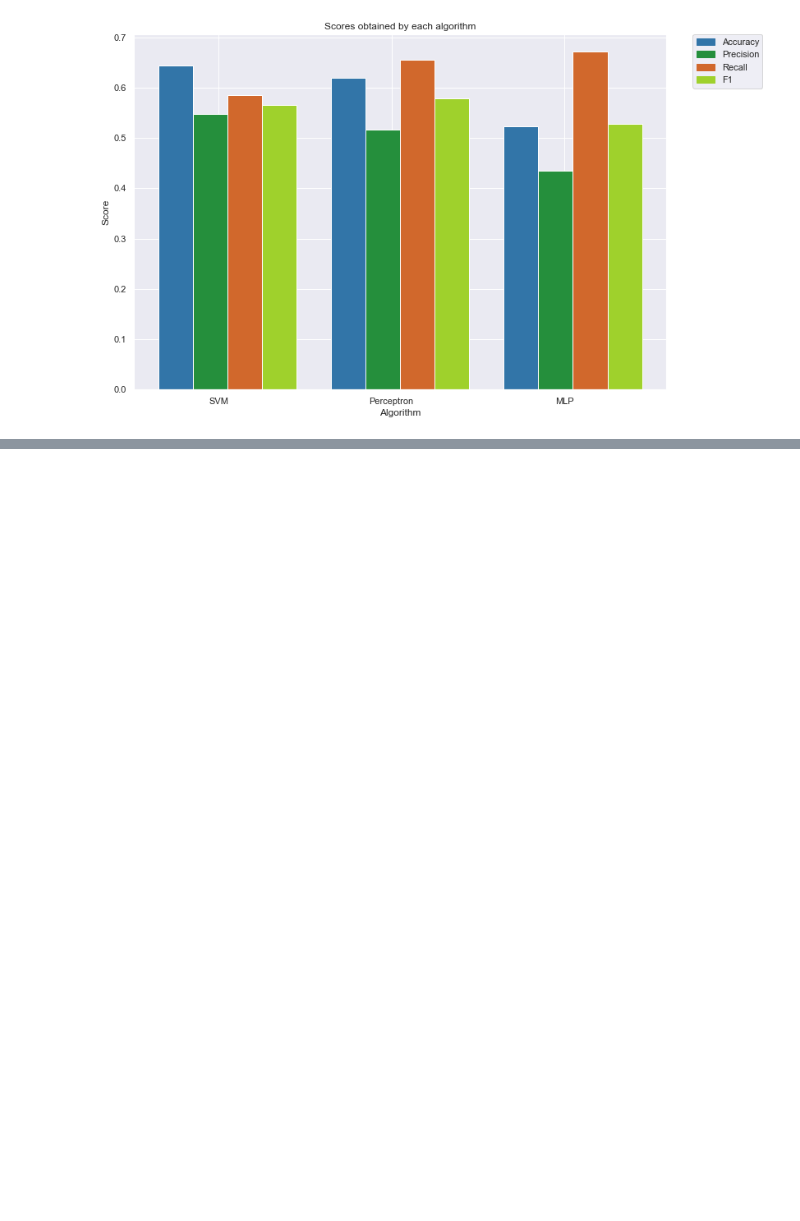
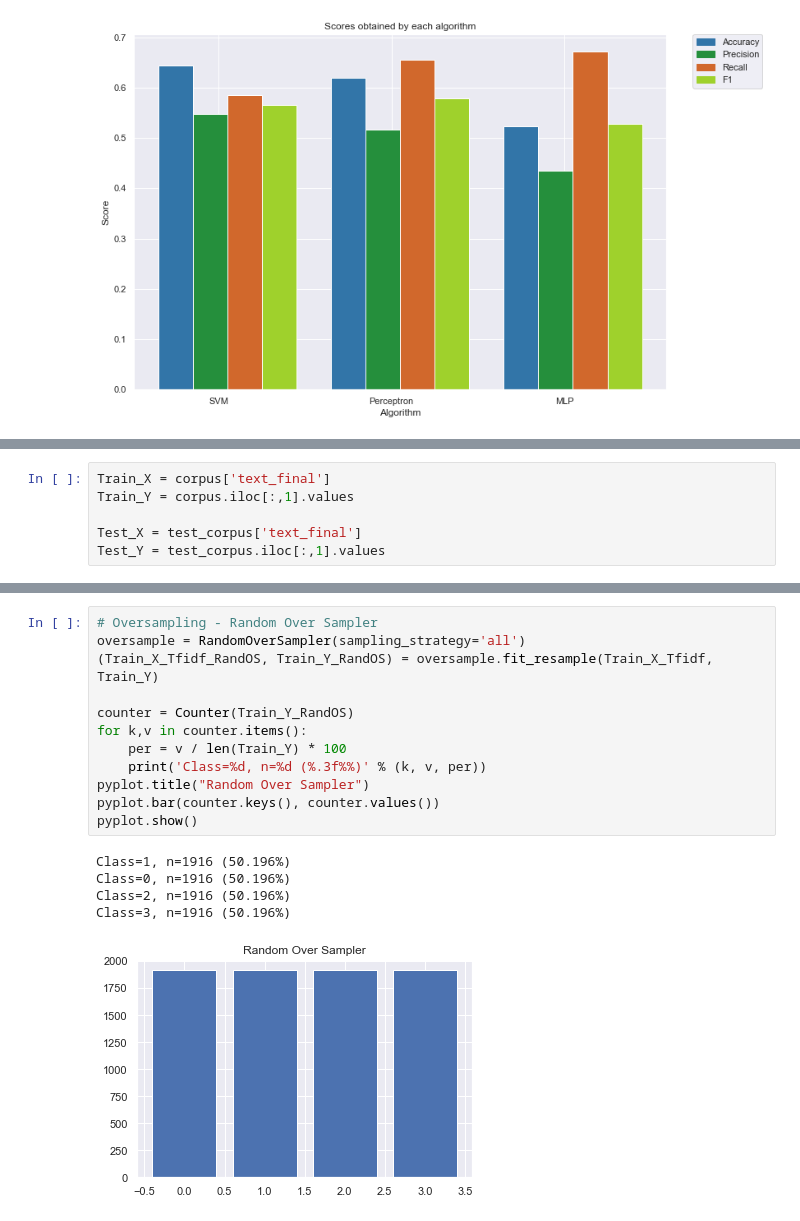
Before and after one commit to joaoDossena/MIEIC-IART, a Jupyter notebook: proj2 - Irony Detection/src/notebooks/Delivery.ipynb, the cells around one changed output, grey strips where cells are left out. Cells and saved outputs as stored; diff of their text form; blank space fills up the shorter version.

```diff
--- a/proj2 - Irony Detection/src/notebooks/Delivery.ipynb
+++ b/proj2 - Irony Detection/src/notebooks/Delivery.ipynb
@@ -695,0 +726,6 @@ print()
+# %%
+Train_X = corpus['text_final']
+Train_Y = corpus.iloc[:,1].values
+
+Test_X = test_corpus['text_final']
+Test_Y = test_corpus.iloc[:,1].values
@@ -695,0 +740,18 @@ print()
+# %%
+# Oversampling - Random Over Sampler
+oversample = RandomOverSampler(sampling_strategy='all')
+(Train_X_Tfidf_RandOS, Train_Y_RandOS) = oversample.fit_resample(Train_X_Tfidf, Train_Y)
+
+counter = Counter(Train_Y_RandOS)
+for k,v in counter.items():
+    per = v / len(Train_Y) * 100
+    print('Class=%d, n=%d (%.3f%%)' % (k, v, per))
+pyplot.title("Random Over Sampler")
+pyplot.bar(counter.keys(), counter.values())
+pyplot.show()
+# %% [output]
+Class=1, n=1916 (50.196%)
+Class=0, n=1916 (50.196%)
+Class=2, n=1916 (50.196%)
+Class=3, n=1916 (50.196%)
+[figure, added]
```
Also changed, not shown: parts of 33 cells of this notebook, 3 other files.
